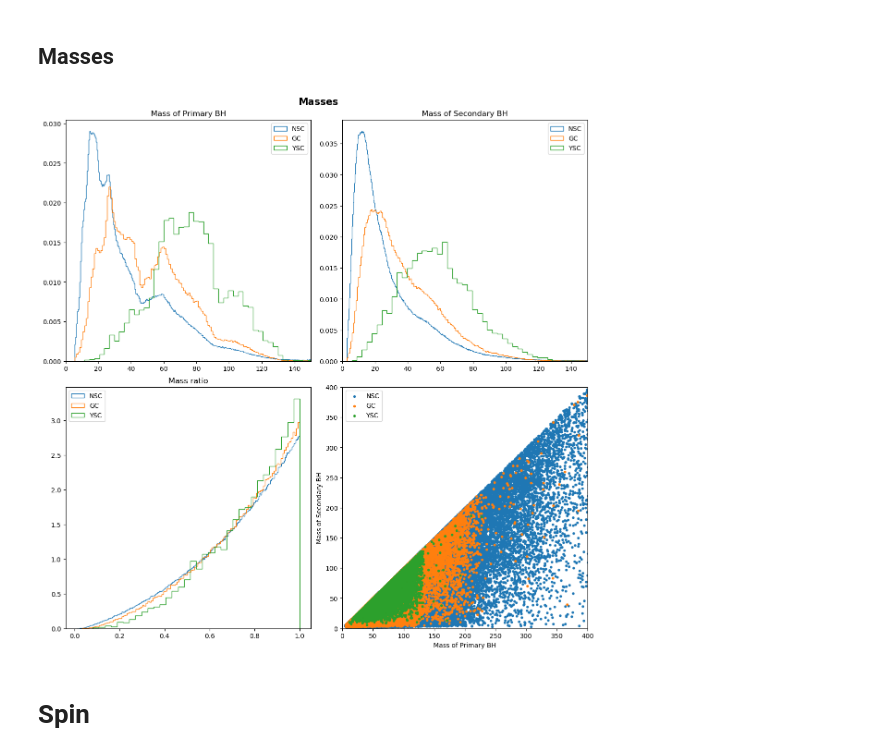
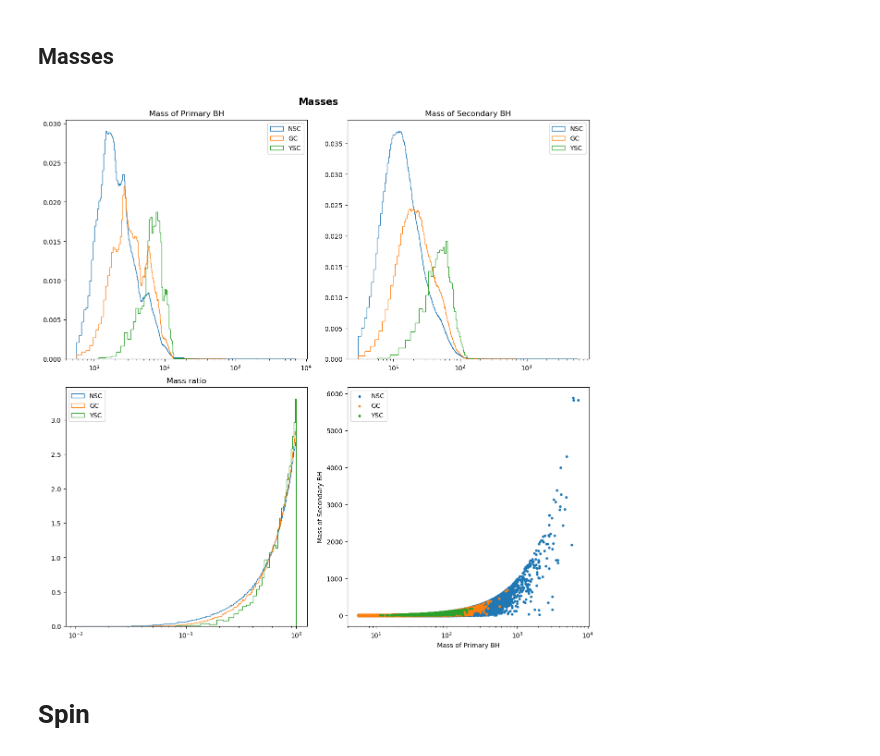
Before and after one commit to BelliLuigi/Hierarchical-mergers-of-black-holes, a Jupyter notebook: Graphs.ipynb, the cells around one changed output. Saved outputs shown, nothing was run; the diff lists cells and outputs as text; code cells hidden in the pictures.

```diff
--- a/Graphs.ipynb
+++ b/Graphs.ipynb
@@ -57,34 +59,40 @@ display(whole_ysc)
 # %%
 fig, ax = plt.subplots(2, 2, figsize=(12,12), layout='constrained')
 fig.suptitle('Masses', fontsize=15, weight='bold')
 
 for typo, data in {'NSC':whole_nsc, 'GC':whole_gc, 'YSC':whole_ysc}.items():  # Yes, I do like dictionairies
     ax[0,0].hist(data['$M_1$'], 'auto', histtype='step', label=typo, density=True)
     ax[0,1].hist(data['$M_2$'], 'auto', histtype='step', label=typo, density=True)
     ax[1,0].hist(data['$M_2$'] / data['$M_1$'], 'auto', histtype='step', label=typo, density=True)
     ax[1,1].scatter(data['$M_1$'], data['$M_2$'], marker='.', label=typo)  # Of course the limit will be a y=x line,
 # since y can't exceed x
 
 ax[0,0].set_title('Mass of Primary BH')
 ax[0,0].legend(loc='upper right')
-ax[0,0].set_xlim(0,150)  # There are way larger values, but they aren't visible
+ax[0,0].set_xscale('log')
+#ax[0,0].set_xlim(0,150)  # There are way larger values, but they aren't visible
 
 ax[0,1].set_title('Mass of Secondary BH')
-ax[0,1].set_xlim(0,150)
+#ax[0,1].set_xlim(0,150)
+ax[0,1].set_xscale('log')
+
 ax[0,1].legend(loc='upper right')
 
 ax[1,0].set_title('Mass ratio')
 ax[1,0].legend(loc='upper left')
+ax[1,0].set_xscale('log')
+ax[1,1].set_xscale('log')
+
 
 ax[1,1].set_title('')
 ax[1,1].legend(loc='upper left')
 ax[1,1].set_xlabel('Mass of Primary BH')
 ax[1,1].set_ylabel('Mass of Secondary BH')
-ax[1,1].set_xlim(0,400)  # To show the Clusters with less BHs
-ax[1,1].set_ylim(0,400)
+#ax[1,1].set_xlim(0,400)  # To show the Clusters with less BHs
+#ax[1,1].set_ylim(0,400)
 plt.show()
 # %% [output]
-[figure, old version]
+[figure, new version]
 # %% [markdown]
 # Spin
 # %%
```
Also changed, not shown: parts of 2 cells of this notebook, 2 other files.
